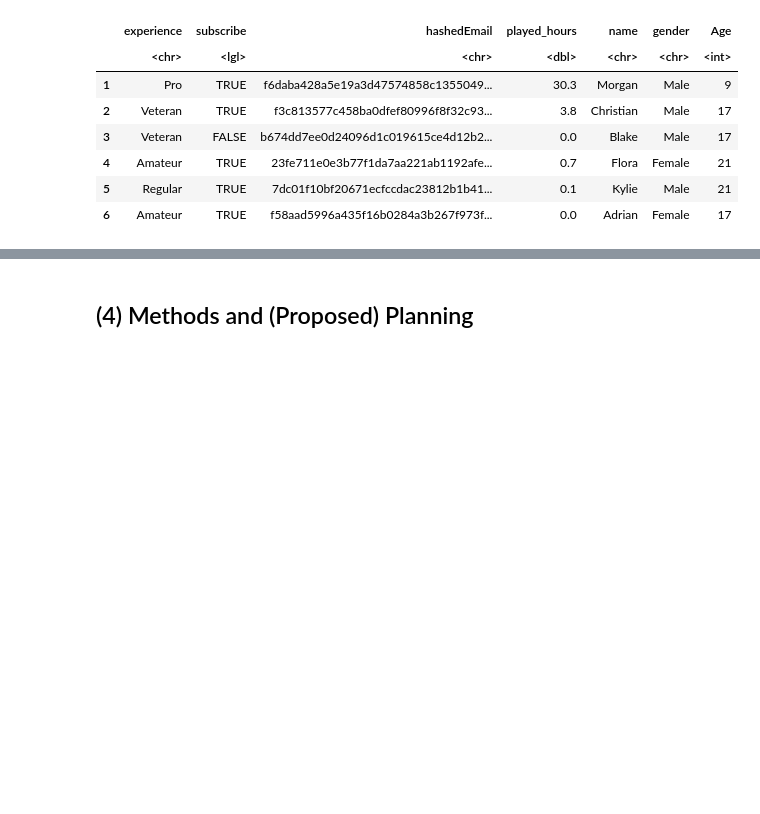
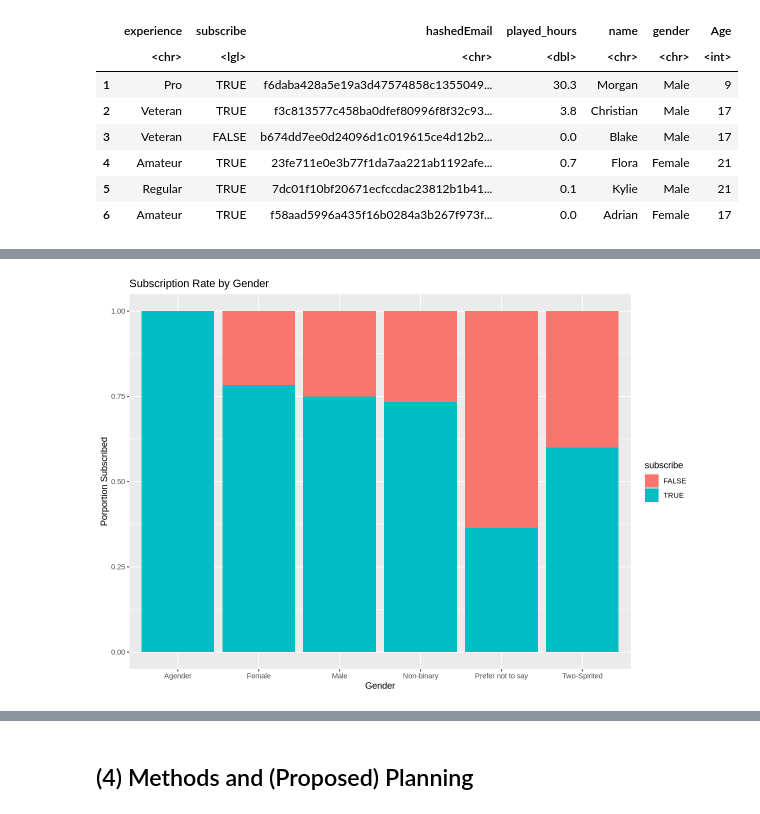
Before and after one commit to mimi15090/dsci-100-2025w1-group-024, a Jupyter notebook: Report.ipynb, the cells around one changed output, grey strips where cells are left out. Cells and saved outputs as stored; diff of their text form; code cells hidden in the pictures; blank space fills up the shorter version.

```diff
--- a/Report.ipynb
+++ b/Report.ipynb
@@ -127,0 +170,10 @@ players_cleaned <- na.omit(players_tidy)
+# %%
+#PLOT 2: subscription by gender
+options(repr.plot.width =10, repr.plot.height= 7)
+plot2 <- ggplot(players_cleaned, aes(gender, fill=subscribe))+
+            geom_bar(position="fill") +
+            labs(title= "Subscription Rate by Gender", x= "Gender",
+                 y="Porportion Subscribed")
+plot2
+# %% [output]
+[figure, added]
```
Also changed, not shown: parts of 7 cells of this notebook.
